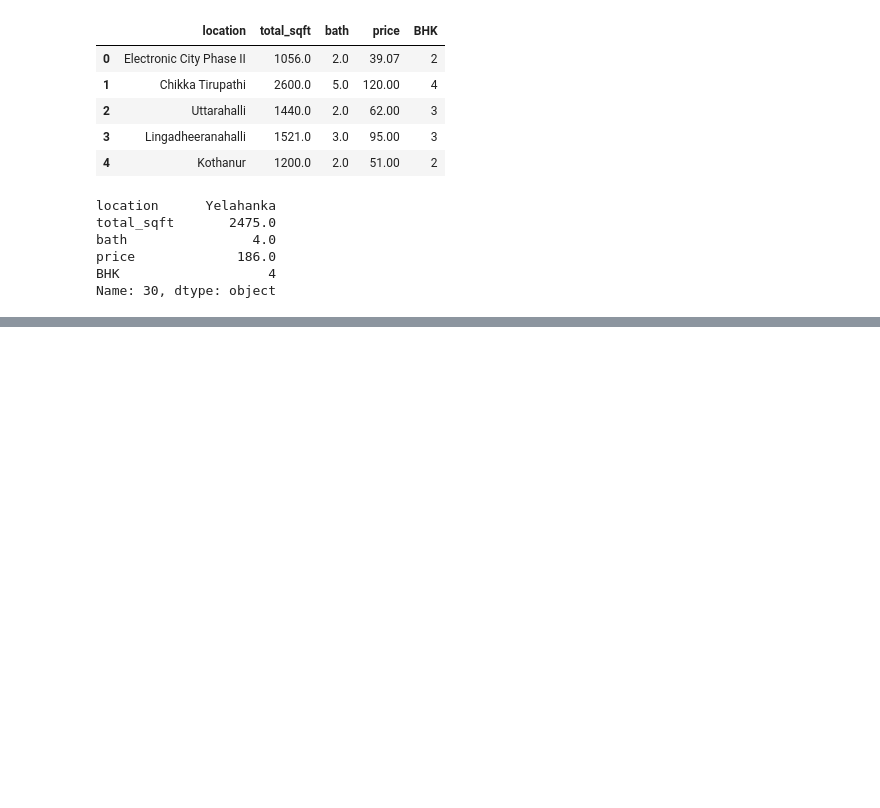
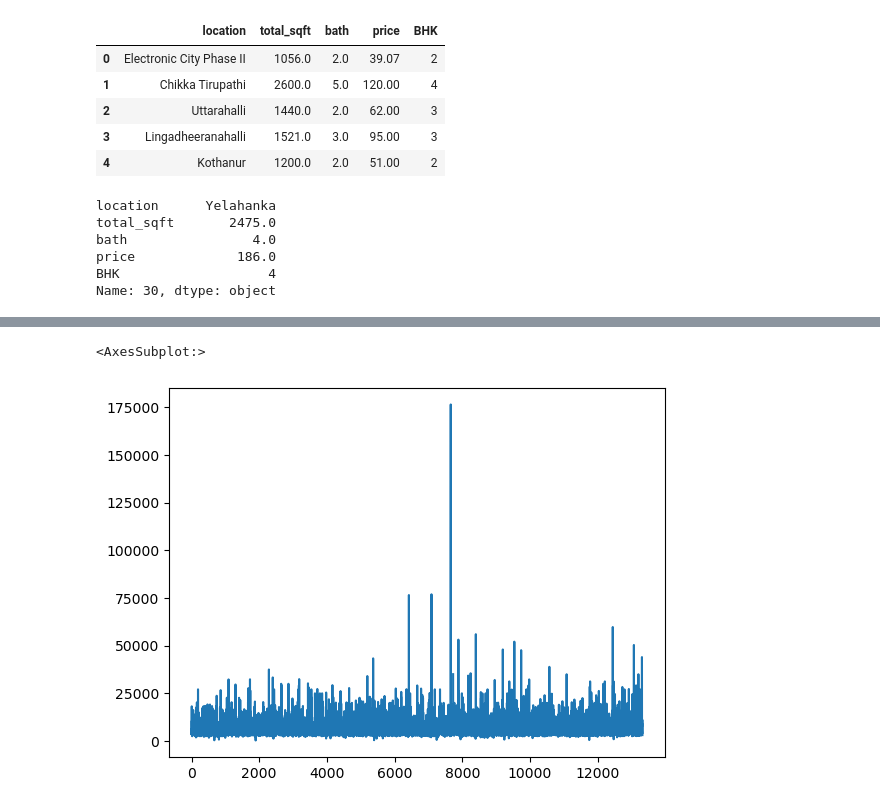
Before and after one commit to elmokh9/Bengaluru_housing_price_predictor, a Jupyter notebook: bengaluru data.ipynb, the cells around one changed output, grey strips where cells are left out. Cells and saved outputs as stored; diff of their text form; code cells hidden in the pictures; blank space fills up the shorter version.

```diff
--- a/bengaluru data.ipynb
+++ b/bengaluru data.ipynb
@@ -148,0 +175,3 @@ Name: 30, dtype: object
+# %%
+location_stats = df3.groupby('location')['location'].count().sort_values(ascending=False)
+location_stats
@@ -148,0 +196,3 @@ Name: 30, dtype: object
+# %%
+location_stats_less_than_10 = location_stats[location_stats <= 10]
+len(location_stats_less_than_10)
@@ -148,0 +201,3 @@ Name: 30, dtype: object
+# %%
+df3.location = df3.location.apply(lambda x : 'other' if x in location_stats_less_than_10 else x)
+df3.head(10)
@@ -148,0 +242,3 @@ Name: 30, dtype: object
+# %%
+df4 = df3[~(df3['total_sqft']/df3['BHK'] < 300)]
+len(df4)
@@ -148,0 +259,5 @@ Name: 30, dtype: object
+# %%
+df4.price_per_sqft.plot()
+# %% [output]
+<AxesSubplot:>
+[figure, added]
```
Also changed, not shown: parts of 29 cells of this notebook.
